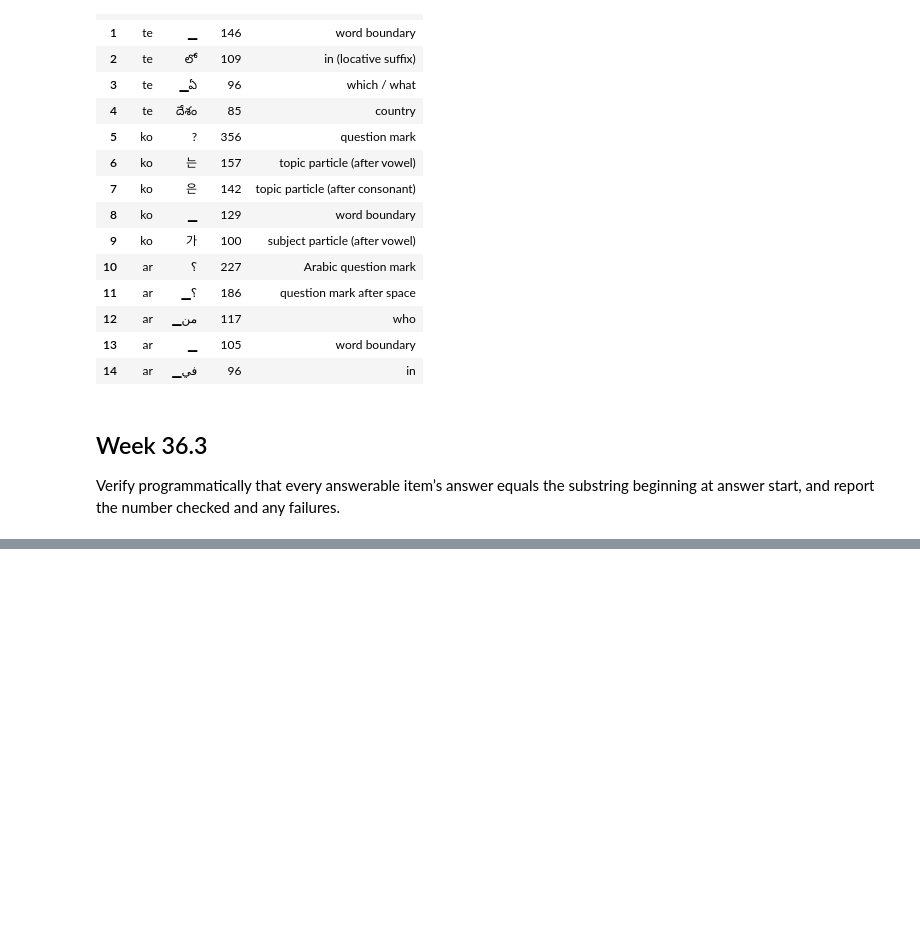
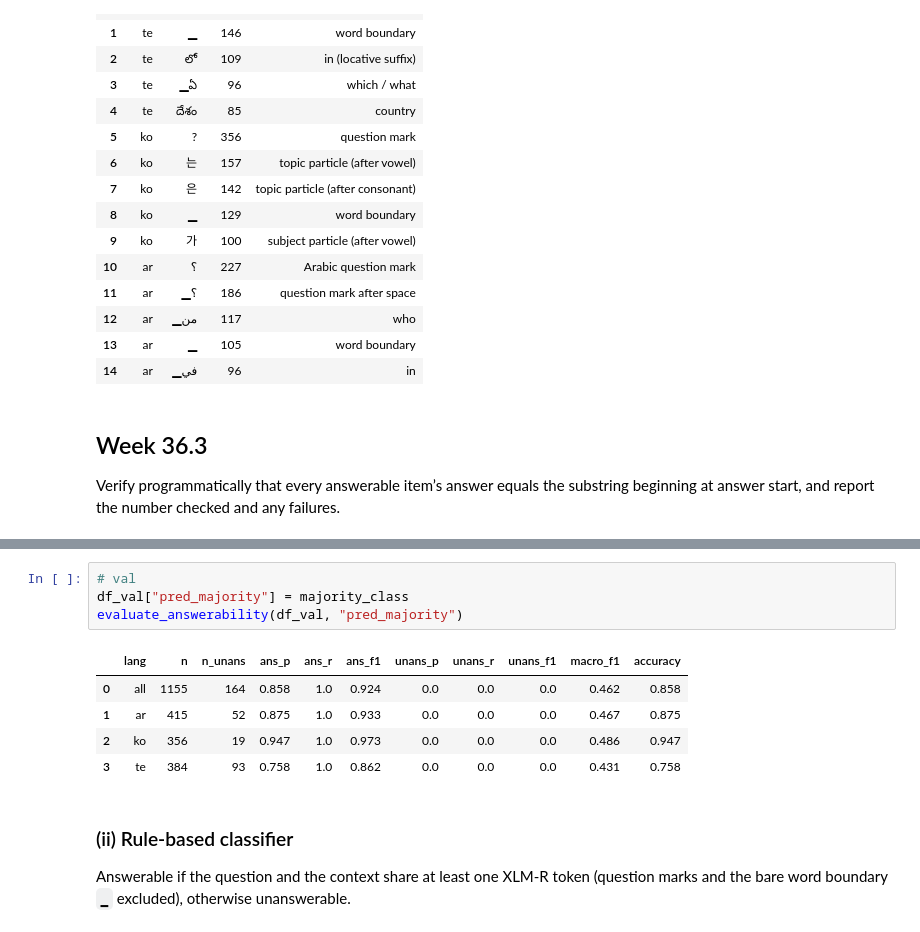
Before and after one commit to Legenden84/msc-nlp-2026, a Jupyter notebook: project_notebooks/nlp_project_w36.ipynb, the cells around one changed output, grey strips where cells are left out. Drawn from its saved outputs; the diff is of its cells as text; blank space fills up the shorter version.

```diff
--- a/project_notebooks/nlp_project_w36.ipynb
+++ b/project_notebooks/nlp_project_w36.ipynb
@@ -379,0 +411,13 @@ validation: answer: 991 - fail: 0
+# %%
+# val
+df_val["pred_majority"] = majority_class
+evaluate_answerability(df_val, "pred_majority")
+# %% [output]
+|  | lang | n | n_unans | ans_p | ans_r | ans_f1 | unans_p | unans_r | unans_f1 | macro_f1 | accuracy |
+| 0 | all | 1155 | 164 | 0.858 | 1.0 | 0.924 | 0.0 | 0.0 | 0.0 | 0.462 | 0.858 |
+| 1 | ar | 415 | 52 | 0.875 | 1.0 | 0.933 | 0.0 | 0.0 | 0.0 | 0.467 | 0.875 |
+| 2 | ko | 356 | 19 | 0.947 | 1.0 | 0.973 | 0.0 | 0.0 | 0.0 | 0.486 | 0.947 |
+| 3 | te | 384 | 93 | 0.758 | 1.0 | 0.862 | 0.0 | 0.0 | 0.0 | 0.431 | 0.758 |
+# %% [markdown]
+### (ii) Rule-based classifier
+Answerable if the question and the context share at least one XLM-R token (question marks and the bare word boundary `▁` excluded), otherwise unanswerable.
```
Also changed, not shown: parts of 12 cells of this notebook, 2 other files.
